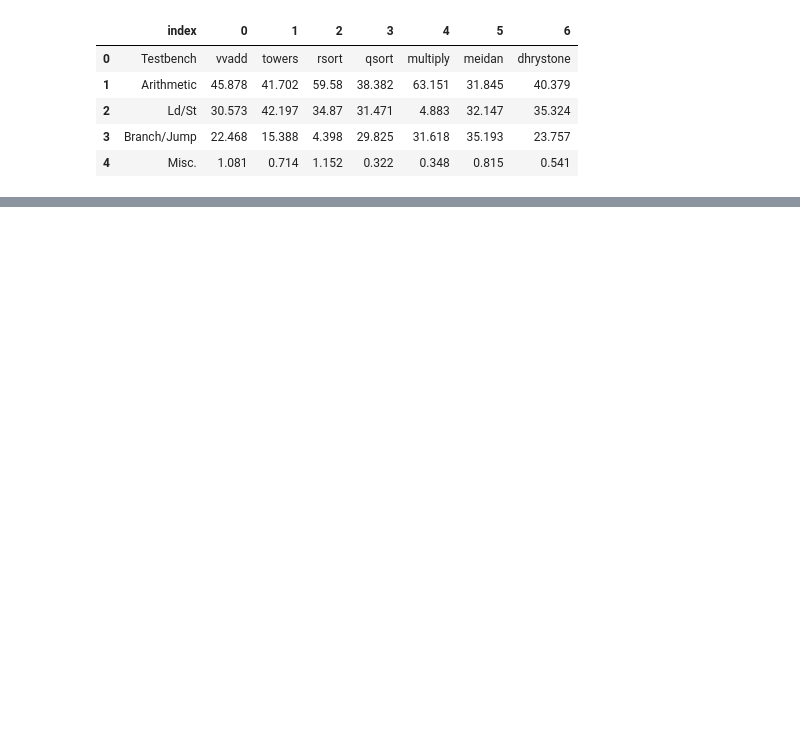
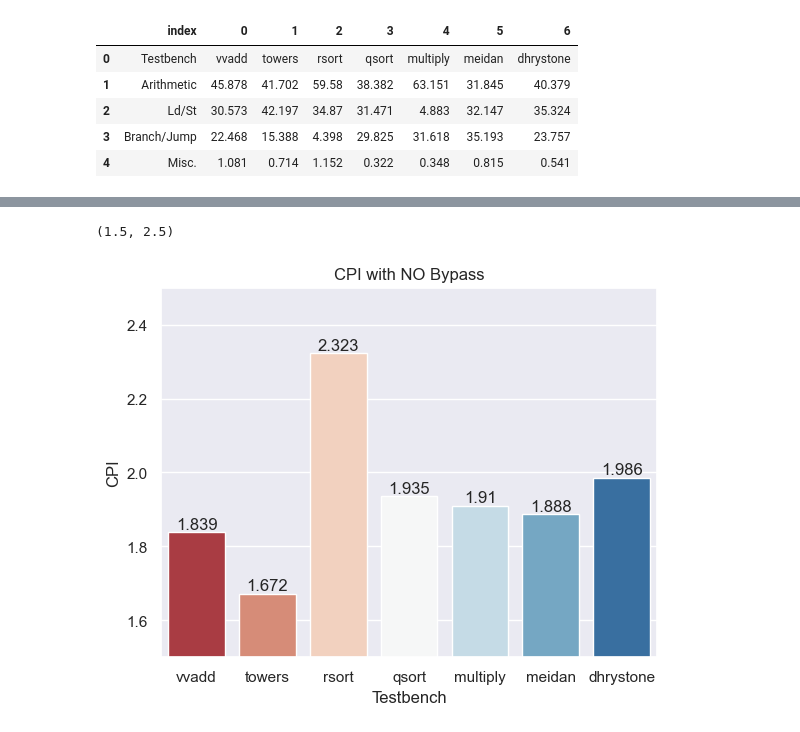
Before and after one commit to iansseijelly/152_lab1, a Jupyter notebook: lab1.ipynb, the cells around one changed output, grey strips where cells are left out. Drawn from its saved outputs; the diff is of its cells as text; code cells hidden in the pictures; blank space fills up the shorter version.

```diff
--- a/lab1.ipynb
+++ b/lab1.ipynb
@@ -69,0 +91,3 @@ the CPI for dhrystone is 1.47474 with 2-cycle load/store, and is 1.1215000000000
+# %%
+df = pd.read_csv("5stage_NOT_bypassed.csv")
+df
@@ -69,0 +103,9 @@ the CPI for dhrystone is 1.47474 with 2-cycle load/store, and is 1.1215000000000
+# %%
+ax = sns.barplot(data=df, x="Testbench", y="CPI", palette="RdBu")
+for i in ax.containers:
+    ax.bar_label(i,)
+ax.set(title="CPI with NO Bypass")
+ax.set_ylim(1.5,2.5)
+# %% [output]
+(1.5, 2.5)
+[figure, added]
```
Also changed, not shown: parts of 10 cells of this notebook, 6 other files.
